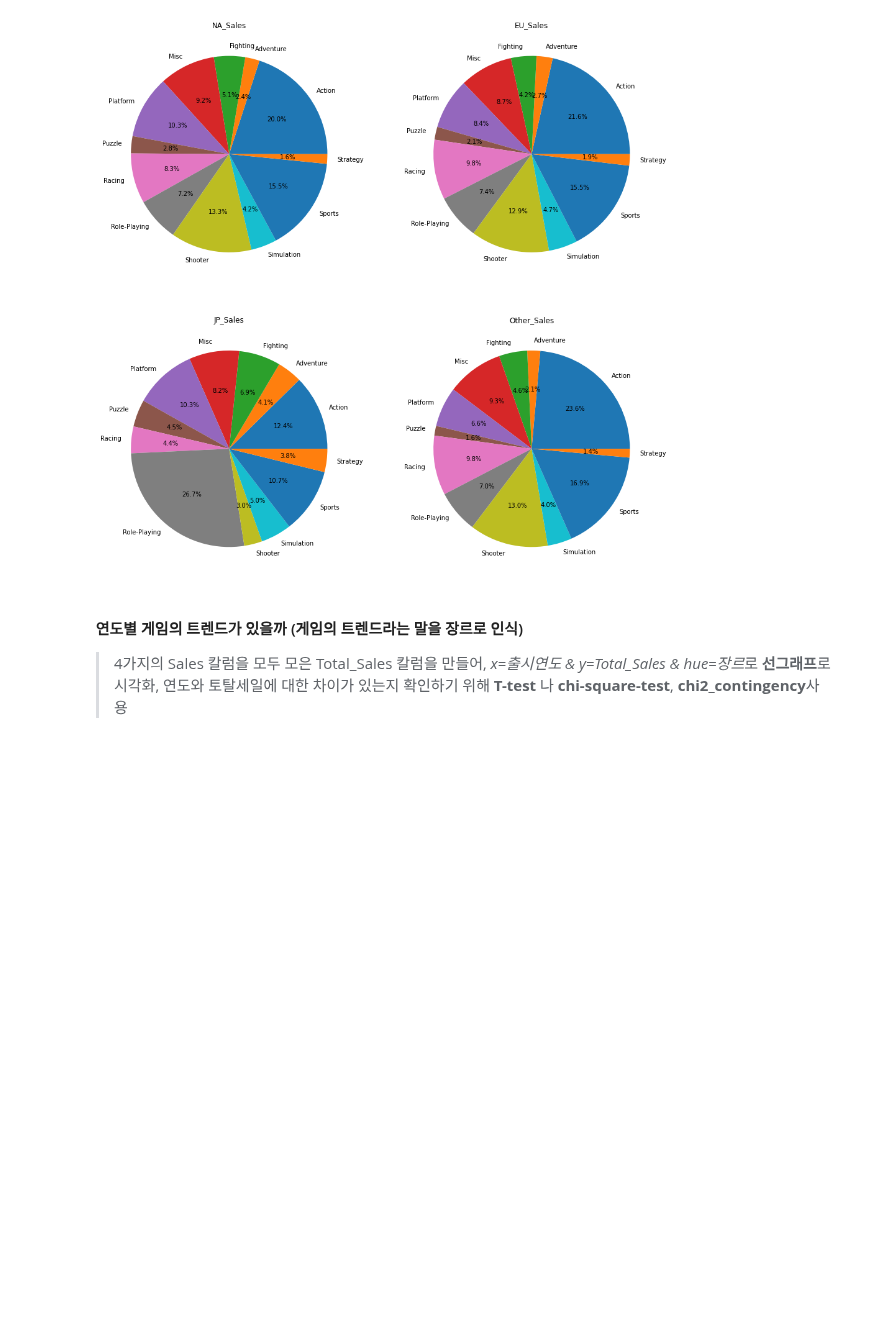
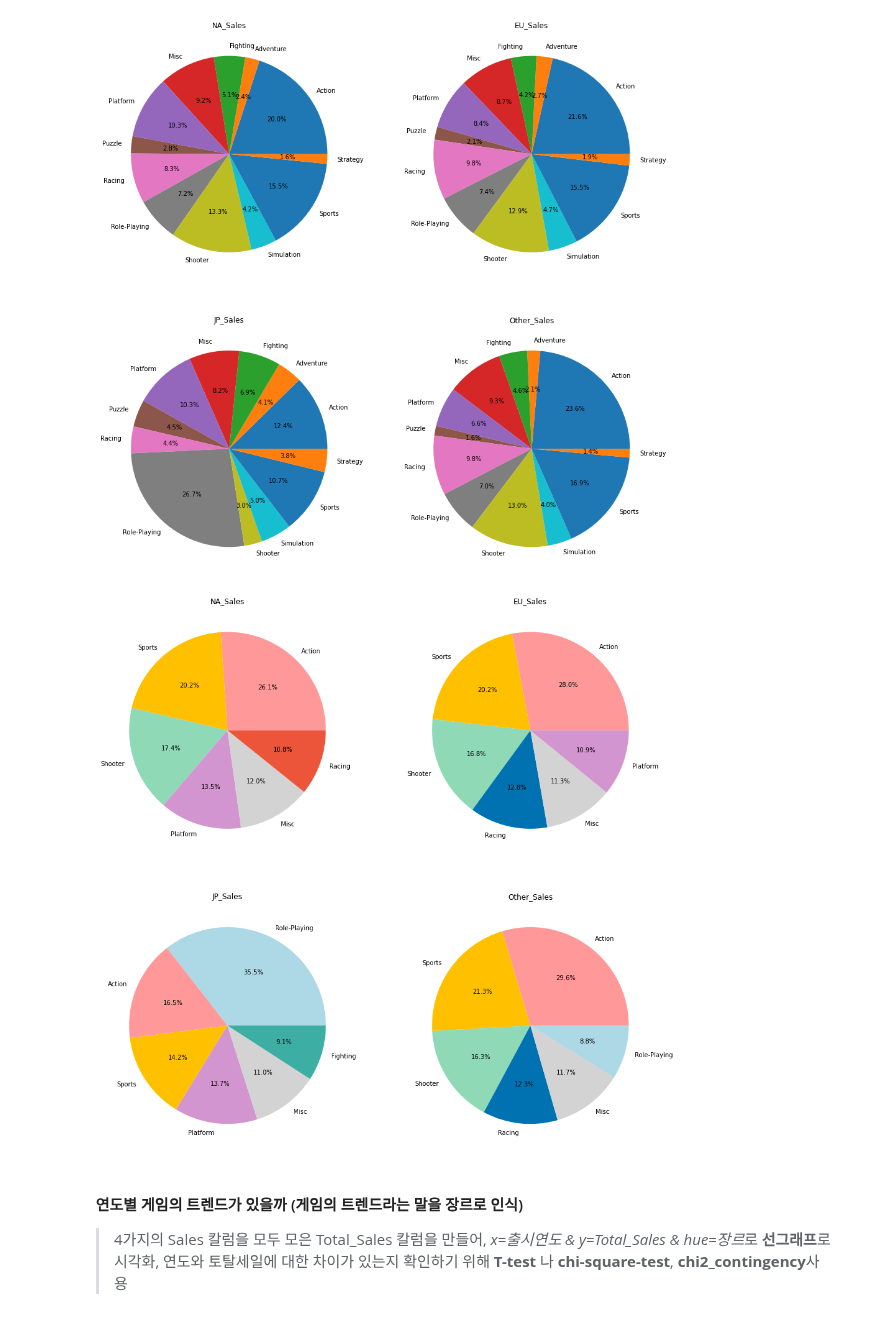
Before and after one commit to ohyunju/projects, a Jupyter notebook: project1/Project1.ipynb, the cells around one changed output. Saved outputs shown, nothing was run; the diff lists cells and outputs as text; code cells hidden in the pictures; blank space fills up the shorter version.

```diff
--- a/project1/Project1.ipynb
+++ b/project1/Project1.ipynb
@@ -329,6 +364,35 @@ plt.pie(obs_region['Other_Sales'], labels=obs_region['Genre'], autopct='%.1f%%')
 plt.show()
 # %% [output]
 [figure]
+# %%
+#파이 시각화 (상위 6개)
+import matplotlib.pyplot as plt
+
+obs_region_NA=obs_region.sort_values(by=['NA_Sales'], axis=0, ascending=False)
+obs_region_EU=obs_region.sort_values(by=['EU_Sales'], axis=0, ascending=False)
+obs_region_JP=obs_region.sort_values(by=['JP_Sales'], axis=0, ascending=False)
+obs_region_Other=obs_region.sort_values(by=['Other_Sales'], axis=0, ascending=False)
+
+plt.figure(figsize=(16, 16))
+plt.subplot(221)
+plt.title('NA_Sales')
+plt.pie(obs_region_NA['NA_Sales'][0:6], labels=obs_region_NA['Genre'][0:6], autopct='%.1f%%',colors = ['#ff9999', '#ffc000', '#8fd9b6', '#d395d0','lightgray','#ED553B'])
+
+plt.subplot(222)
+plt.title('EU_Sales')
+plt.pie(obs_region_EU['EU_Sales'][0:6], labels=obs_region_EU['Genre'][0:6], autopct='%.1f%%',colors = ['#ff9999', '#ffc000', '#8fd9b6', '#0072B2','lightgray','#d395d0'])
+
+plt.subplot(223)
+plt.title('JP_Sales')
+plt.pie(obs_region_JP['JP_Sales'][0:6], labels=obs_region_JP['Genre'][0:6], autopct='%.1f%%',colors = ['lightblue','#ff9999', '#ffc000', '#d395d0','lightgray','#3CAEA3'])
+
+plt.subplot(224)
+plt.title('Other_Sales')
+plt.pie(obs_region_Other['Other_Sales'][0:6], labels=obs_region_Other['Genre'][0:6], autopct='%.1f%%',colors = ['#ff9999', '#ffc000', '#8fd9b6', '#0072B2','lightgray','lightblue'])
+
+plt.show()
+# %% [output]
+[figure, added]
 # %% [markdown]
 #### 연도별 게임의 트렌드가 있을까 (게임의 트렌드라는 말을 장르로 인식)
 > 4가지의 Sales 칼럼을 모두 모은 Total_Sales 칼럼을 만들어, *x=출시연도 & y=Total_Sales & hue=장르*로 **선그래프**로시각화, 연도와 토탈세일에 대한 차이가 있는지 확인하기 위해 **T-test** 나 **chi-square-test**, **chi2_contingency**사용
```
Also changed, not shown: parts of 3 cells of this notebook.
